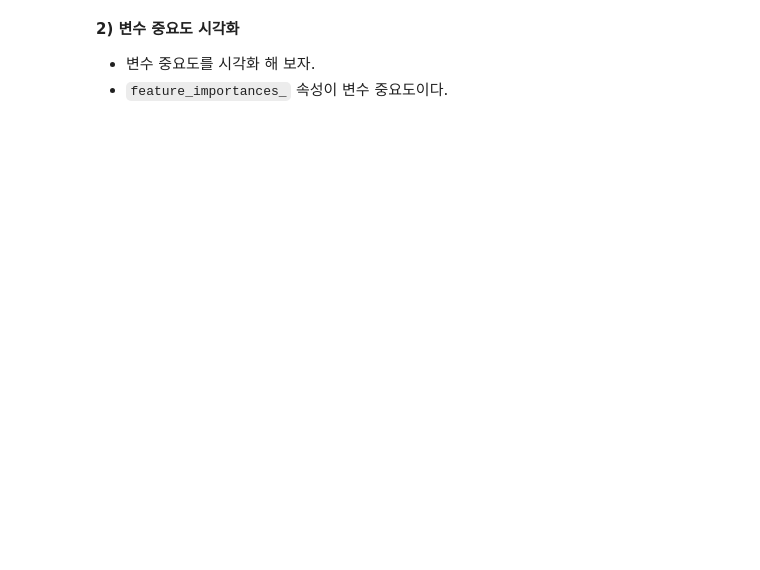
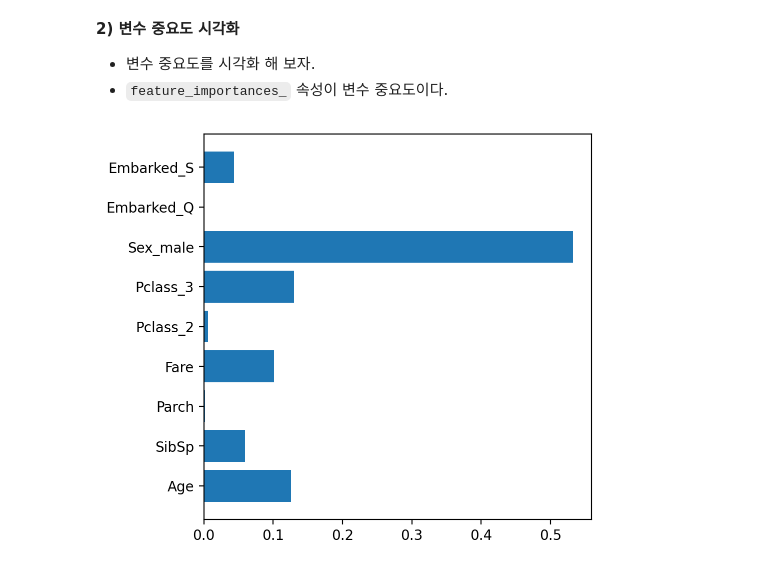
Before and after one commit to jexists/sk_network, a Jupyter notebook: 08.machine_learning/07_결정트리/07_결정트리(decision_tree).ipynb, the cells around one changed output. Saved outputs shown, nothing was run; the diff lists cells and outputs as text; code cells hidden in the pictures; blank space fills up the shorter version.

```diff
--- a/08.machine_learning/07_결정트리/07_결정트리(decision_tree).ipynb
+++ b/08.machine_learning/07_결정트리/07_결정트리(decision_tree).ipynb
@@ -39,2 +139,8 @@ df.corr(numeric_only=True)
 # %% [markdown]
 **4) 가변수화**
+# %%
+dumm_cols = ['Pclass', 'Sex', 'Embarked']
+
+X = pd.get_dummies(X, columns=dumm_cols, drop_first=True)
+
+X.head()
@@ -41,4 +154,10 @@ df.corr(numeric_only=True)
 # %% [markdown]
 **5) 학습용, 평가용 데이터 분리**
+# %%
+from sklearn.model_selection import train_test_split
+
+X_train, X_test, y_train, y_test = train_test_split(X,y,
+                                                    test_size=0.3,
+                                                    random_state=1)
 # %% [markdown]
 # 4.모델링
@@ -47,4 +170,8 @@ df.corr(numeric_only=True)
 # %%
 # 2단계: 선언하기
+
+model = DecisionTreeClassifier(max_depth=5, random_state=1)
 # %%
 # 3단계: 학습하기
+
+model.fit(X_train, y_train)
@@ -77,3 +233,16 @@ Image(filename='tree.png')
 
 - 변수 중요도를 시각화 해 보자.
 - `feature_importances_` 속성이 변수 중요도이다.
+# %%
+# 값이 클수록 '데이터를 깔끔하게 나누는 데 큰 역할'을 했다는 뜻
+# Sex_male 중요도가 가장 큰 이유: 루트/상위 노드에서 크게 나뉘면서 혼합도(gini)가 크게 감소했기 때문
+
+# 값이 0에 가깝다고 절대 불필요하다는 뜻은 아님(다른 변수로 대체 되었을 수도 있음.)
+# 예) Embarked_Q => Embarked_S로 대체했을수도 있다.
+plt.figure(figsize=(5,5))
+
+plt.barh(list(X), model.feature_importances_)
+
+plt.show()
+# %% [output]
+[figure, added]
```
Also changed, not shown: parts of 23 cells of this notebook, 9 other files.
